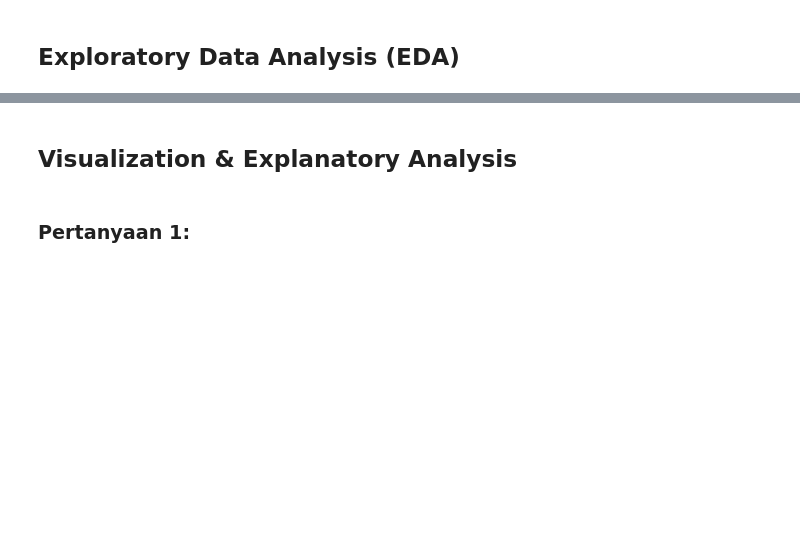
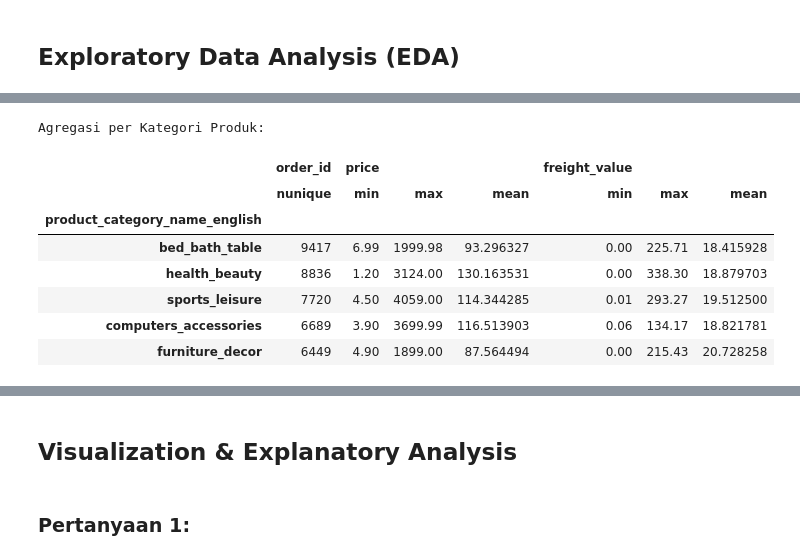
Before and after one commit to saktiworkstation/proyek-analisis-dicoding-1, a Jupyter notebook: Sakti_Proyek_Analisis_Data.ipynb, the cells around one changed output, grey strips where cells are left out. Cells and saved outputs as stored; diff of their text form; code cells hidden in the pictures; blank space fills up the shorter version.

```diff
--- a/Sakti_Proyek_Analisis_Data.ipynb
+++ b/Sakti_Proyek_Analisis_Data.ipynb
@@ -168,0 +168,18 @@ Contoh data penjualan berdasarkan kategori:
+# %%
+# Menampilkan agregasi harga dan ongkos kirim per kategori (top 5 berdasarkan jumlah pesanan)
+print("\nAgregasi per Kategori Produk:")
+display(sales_by_category_df.groupby('product_category_name_english').agg({
+    'order_id': 'nunique',
+    'price': ['min', 'max', 'mean'],
+    'freight_value': ['min', 'max', 'mean']
+}).sort_values(by=('order_id', 'nunique'), ascending=False).head())
+# %% [output]
+Agregasi per Kategori Produk:
+|  | order_id | price |  |  | freight_value |  |  |
+|  | nunique | min | max | mean | min | max | mean |
+| product_category_name_english |  |  |  |  |  |  |  |
+| bed_bath_table | 9417 | 6.99 | 1999.98 | 93.296327 | 0.00 | 225.71 | 18.415928 |
+| health_beauty | 8836 | 1.20 | 3124.00 | 130.163531 | 0.00 | 338.30 | 18.879703 |
+| sports_leisure | 7720 | 4.50 | 4059.00 | 114.344285 | 0.01 | 293.27 | 19.512500 |
+| computers_accessories | 6689 | 3.90 | 3699.99 | 116.513903 | 0.06 | 134.17 | 18.821781 |
+| furniture_decor | 6449 | 4.90 | 1899.00 | 87.564494 | 0.00 | 215.43 | 20.728258 |
```
Also changed, not shown: parts of 19 cells of this notebook, 2 other files.
